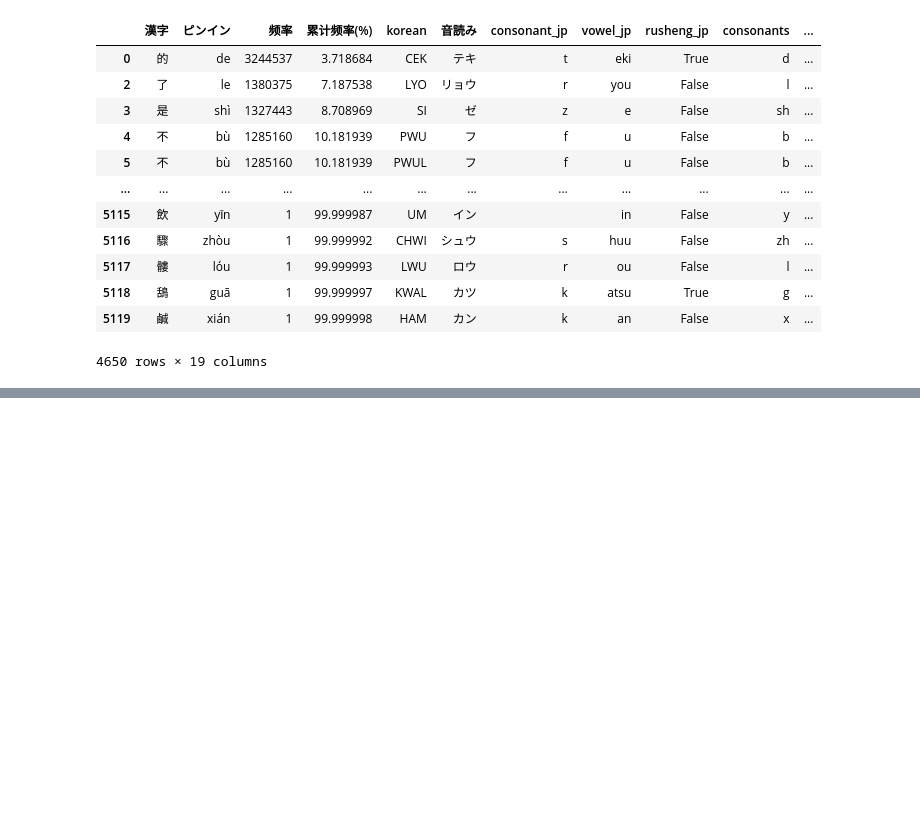
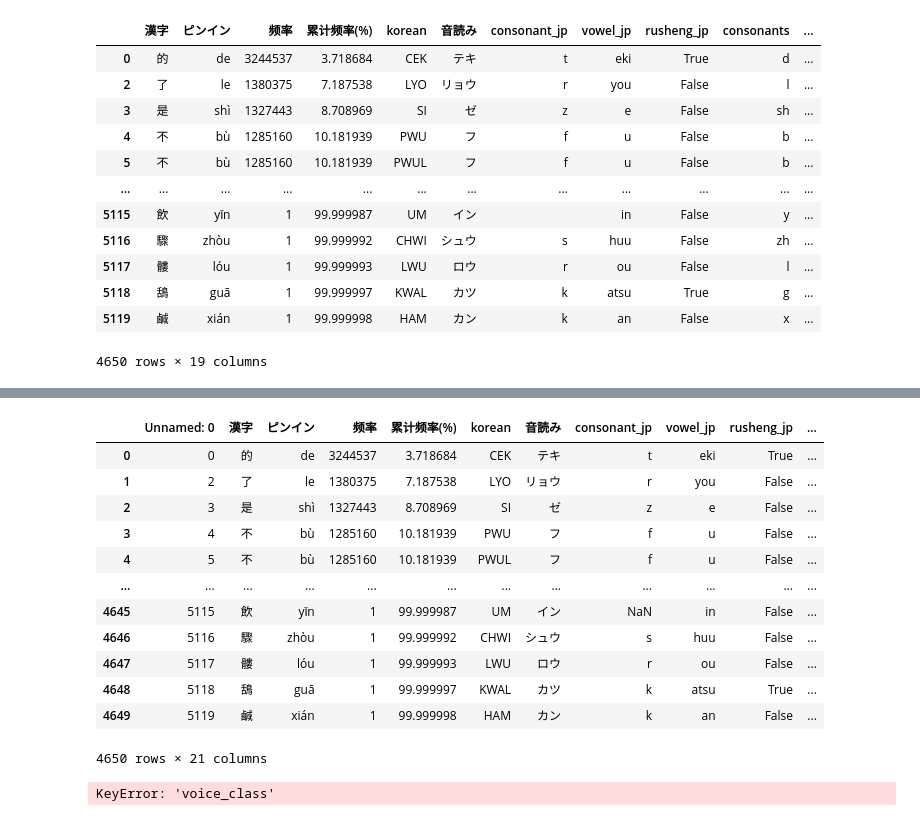
Before and after one commit to dai-fujiden/boite-a-jouets, a Jupyter notebook: phono_chine/Zhongwen_yinjie.ipynb, the cells around one changed output, grey strips where cells are left out. Cells and saved outputs as stored; diff of their text form; code cells hidden in the pictures; blank space fills up the shorter version.

```diff
--- a/phono_chine/Zhongwen_yinjie.ipynb
+++ b/phono_chine/Zhongwen_yinjie.ipynb
@@ -997,0 +1188,20 @@ print(importance)
+# %%
+df
+# %% [output]
+|  | Unnamed: 0 | 漢字 | ピンイン | 频率 | 累计频率(%) | korean | 音読み | consonant_jp | vowel_jp | rusheng_jp | ... |
+| 0 | 0 | 的 | de | 3244537 | 3.718684 | CEK | テキ | t | eki | True | ... |
+| 1 | 2 | 了 | le | 1380375 | 7.187538 | LYO | リョウ | r | you | False | ... |
+| 2 | 3 | 是 | shì | 1327443 | 8.708969 | SI | ゼ | z | e | False | ... |
+| 3 | 4 | 不 | bù | 1285160 | 10.181939 | PWU | フ | f | u | False | ... |
+| 4 | 5 | 不 | bù | 1285160 | 10.181939 | PWUL | フ | f | u | False | ... |
+| ... | ... | ... | ... | ... | ... | ... | ... | ... | ... | ... | ... |
+| 4645 | 5115 | 飲 | yǐn | 1 | 99.999987 | UM | イン | NaN | in | False | ... |
+| 4646 | 5116 | 驟 | zhòu | 1 | 99.999992 | CHWI | シュウ | s | huu | False | ... |
+| 4647 | 5117 | 髏 | lóu | 1 | 99.999993 | LWU | ロウ | r | ou | False | ... |
+| 4648 | 5118 | 鴰 | guā | 1 | 99.999997 | KWAL | カツ | k | atsu | True | ... |
+| 4649 | 5119 | 鹹 | xián | 1 | 99.999998 | HAM | カン | k | an | False | ... |
+4650 rows × 21 columns
+# %%
+plt.hist(df[(df["voice_class"] == "全濁")&(df["jp_voicing"] == "その他")]["tone"])
+# %% [output]
+KeyError: 'voice_class'
```
Also changed, not shown: parts of 14 cells of this notebook.
